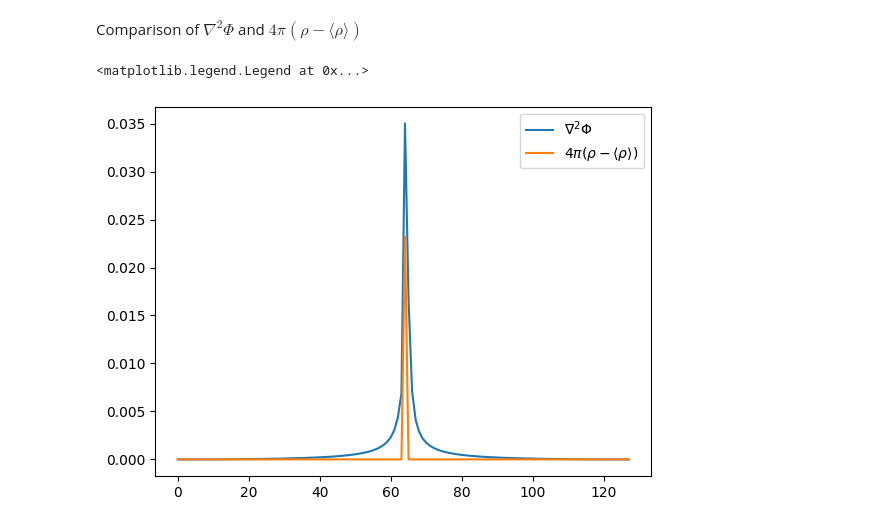
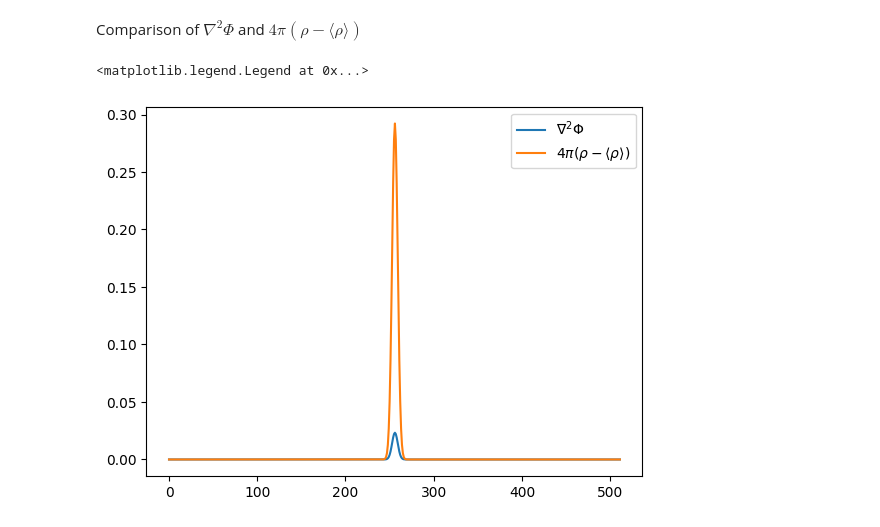
Before and after one commit to lsou343/Scalarverse, a Jupyter notebook: Exec/Inflation/Newtonian/Analysis/Visualization.ipynb, the cells around one changed output. Drawn from its saved outputs; the diff is of its cells as text; code cells hidden in the pictures.

```diff
--- a/Exec/Inflation/Newtonian/Analysis/Visualization.ipynb
+++ b/Exec/Inflation/Newtonian/Analysis/Visualization.ipynb
@@ -166,12 +168,12 @@ def decr(n):
     else:
         return n - 1
 # %%
-grad_phi = np.zeros((128,128,128))
-for i in range(128):
-    for j in range(128):
-        for k in range(128):
+grad_phi = np.zeros((N,N,N))
+for i in range(N):
+    for j in range(N):
+        for k in range(N):
             grad_phi[i,j,k] = ((data[incr(i),j,k] - data[decr(i),j,k]) ** 2 +
                                (data[i,incr(j),k] - data[i,decr(j),k]) ** 2 +
                                (data[i,j,incr(k)] - data[i,j,decr(k)]) ** 2
                                )
-grad_phi /= 8 * (20 / 128) ** 2
+grad_phi /= 8 * (L / N) ** 2
@@ -186,7 +190,8 @@ plt.colorbar()
 # %% [markdown]
 Comparison of $\nabla^2 \Phi$ and $4\pi(\rho-\langle \rho \rangle)$
 # %%
-N=128
+N=512
+L = 80
 rhs = ds.covering_grid(level=0, left_edge=[0,0,0],dims=[N,N,N])["boxlib","KGfpr"]
 #rhs -= np.mean(rhs)
 #rhs *= 4 * np.pi
@@ -203,38 +208,38 @@ lhs = np.zeros((N,N,N))
 #                          )
 j,k=N//2,N//2
 for i in range(N):
-    lhs[i,N//2,N//2] = ((data[incr(i),j,k] - data[decr(i),j,k]) +
-                  (data[i,incr(j),k] - data[i,decr(j),k]) +
-                  (data[i,j,incr(k)] - data[i,j,decr(k)]) -
+    lhs[i,N//2,N//2] = ((data[incr(i),j,k] + data[decr(i),j,k]) +
+                  (data[i,incr(j),k] + data[i,decr(j),k]) +
+                  (data[i,j,incr(k)] + data[i,j,decr(k)]) -
                   6 * data[i,j,k]
                  )
-    lhs[N//2,i,N//2] = ((data[incr(i),j,k] - data[decr(i),j,k]) +
-                  (data[i,incr(j),k] - data[i,decr(j),k]) +
-                  (data[i,j,incr(k)] - data[i,j,decr(k)]) -
+    lhs[N//2,i,N//2] = ((data[incr(i),j,k] + data[decr(i),j,k]) +
+                  (data[i,incr(j),k] + data[i,decr(j),k]) +
+                  (data[i,j,incr(k)] + data[i,j,decr(k)]) -
                   6 * data[i,j,k]
                  )
-    lhs[N//2,N//2,i] = ((data[incr(i),j,k] - data[decr(i),j,k]) +
-                  (data[i,incr(j),k] - data[i,decr(j),k]) +
-                  (data[i,j,incr(k)] - data[i,j,decr(k)]) -
+    lhs[N//2,N//2,i] = ((data[incr(i),j,k] + data[decr(i),j,k]) +
+                  (data[i,incr(j),k] + data[i,decr(j),k]) +
+                  (data[i,j,incr(k)] + data[i,j,decr(k)]) -
                   6 * data[i,j,k]
                  )
-lhs /= (20 / N) ** 2
+lhs /= (L / N) ** 2
 # %%
-sigma = 0.025
-r = np.arange(-10, 10, 20/N)
+sigma = 0.5
+r = np.arange(-L//2, L//2, L/N)
 r[N//2] = 1e-16   # Avoid division by zero
-r2 = np.linspace(-10, 10, 1000)
+r2 = np.linspace(-L//2, L//2, 1000)
 ampl = 0.0232524067
 # %%
 i,j,k = (N//2,N//2,N//2)
 
 plt.plot(lhs[:,j,k], label=r"$\nabla^2 \Phi$")
-plt.plot(rhs[:,j,k] - np.mean(rhs), label=r"$4\pi (\rho - \langle \rho \rangle)$")
+plt.plot(4*np.pi*(rhs[:,j,k] - np.mean(rhs)), label=r"$4\pi (\rho - \langle \rho \rangle)$")
 #plt.plot(-ampl * np.sqrt(np.pi/2) * sigma ** 3 / r * sp.special.erf(r / sigma / np.sqrt(2)))
 #plt.plot(ampl*np.exp(-0.5 * r**2 / sigma ** 2), label = "Analytical")
 plt.plot()
 plt.legend()
 # %% [output]
 <matplotlib.legend.Legend at 0x...>
-[figure, old version]
+[figure, new version]
 # %%
```
Also changed, not shown: parts of 9 cells of this notebook, 7 other files.
